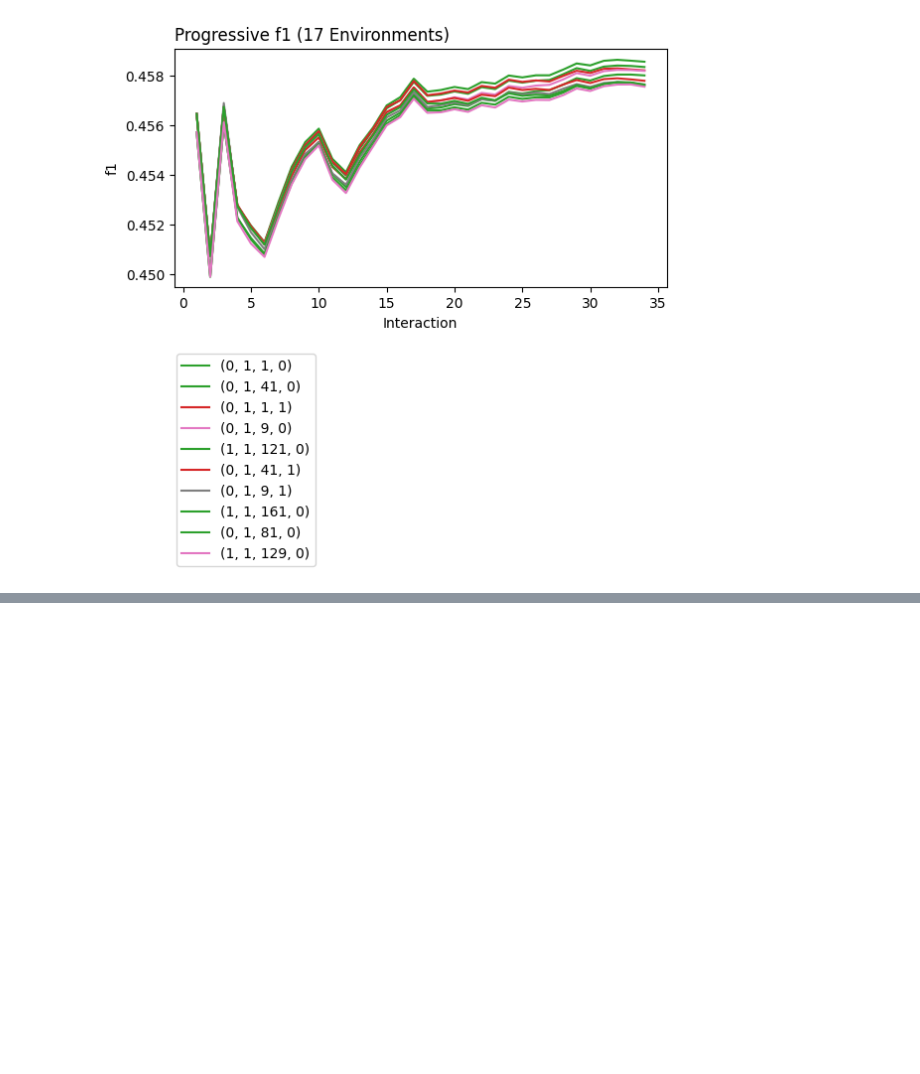
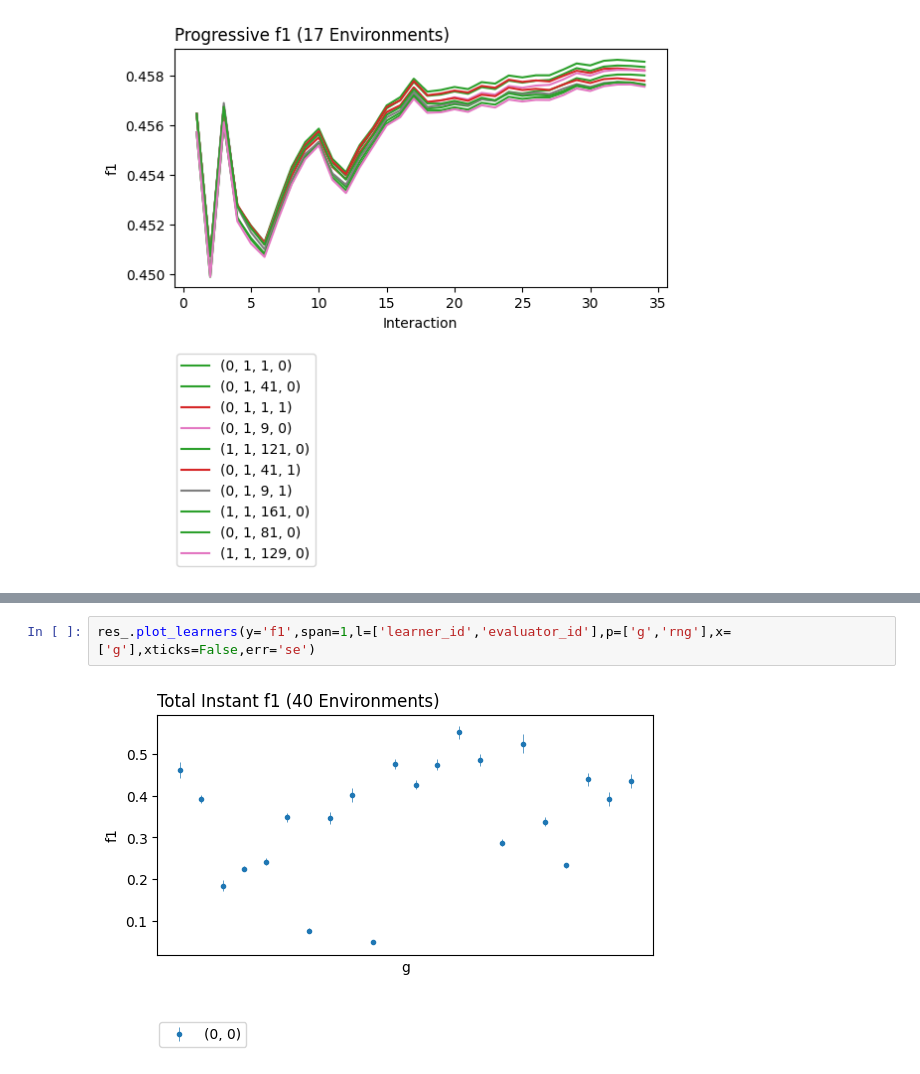
Before and after one commit to mrucker/diss, a Jupyter notebook: sapiens/notebooks/5) results.ipynb, the cells around one changed output, grey strips where cells are left out. Drawn from its saved outputs; the diff is of its cells as text; blank space fills up the shorter version.

```diff
--- a/sapiens/notebooks/5) results.ipynb
+++ b/sapiens/notebooks/5) results.ipynb
@@ -612,0 +650,4 @@ res
+# %%
+res_.plot_learners(y='f1',span=1,l=['learner_id','evaluator_id'],p=['g','rng'],x=['g'],xticks=False,err='se')
+# %% [output]
+[figure, added]
```
Also changed, not shown: parts of 8 cells of this notebook, 1 other file.
